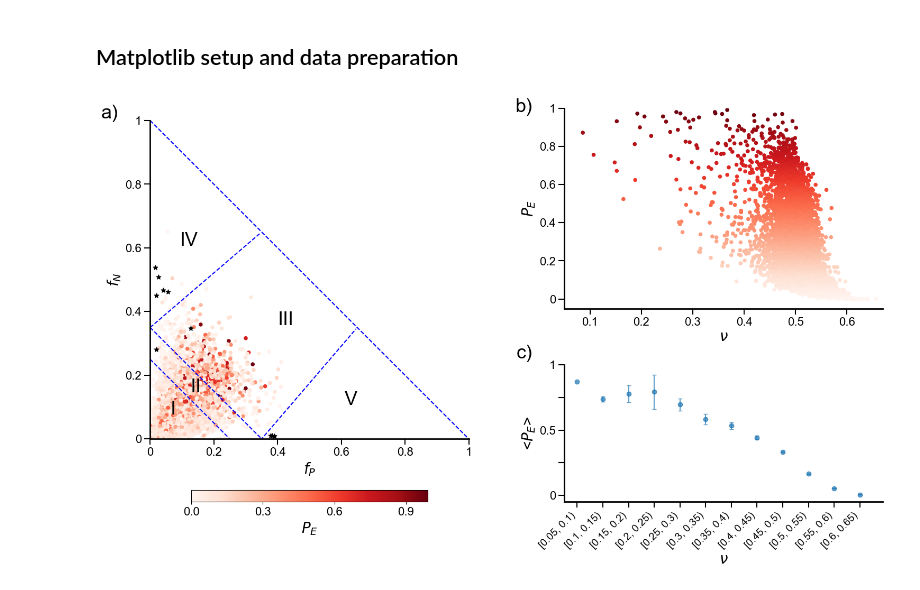
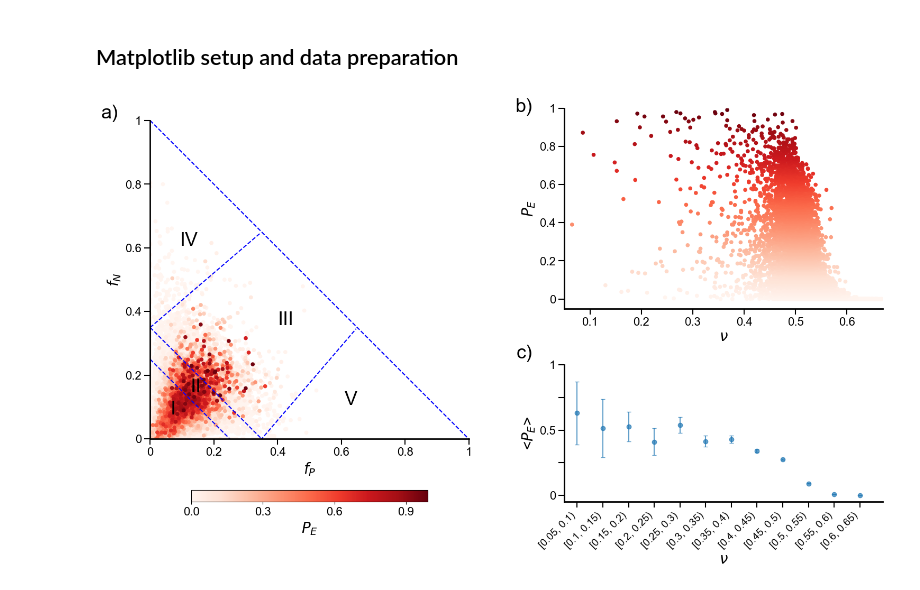
Before and after one commit to vuqv/IDP_NCLE, a Jupyter notebook: Human_IDR/Entanglement/plot_fig4_idrome_entanglement.ipynb, the cells around one changed output. Cells and saved outputs as stored; diff of their text form; code cells hidden in the pictures.

```diff
--- a/Human_IDR/Entanglement/plot_fig4_idrome_entanglement.ipynb
+++ b/Human_IDR/Entanglement/plot_fig4_idrome_entanglement.ipynb
@@ -8,6 +8,7 @@ import matplotlib.pyplot as plt
 # %matplotlib notebook
 # %%
 df_merged = pd.read_pickle('IDRome_DB_reanalyzed_entanglement.pkl')
-df_merged
+df_merged_sorted = df_merged.sort_values(by="ent_prob").reset_index(drop=True)
+df_merged_sorted
 # %% [output]
 |  | seq_name | UniProt_ID | N | nu | Rg/nm | Ree/nm | fasta | is_btw_folded | is_nterm | is_cterm | ... |
@@ -25,7 +26,7 @@ df_merged
 27623 rows × 22 columns
 # %%
-idrome_w_ent = df_merged[(df_merged['ent_prob']>0) & (df_merged['N']>=100)].copy()
-idrome_wo_ent = df_merged[(df_merged['ent_prob']==0) & (df_merged['N']>=100)].copy()
+idrome_w_ent = df_merged_sorted[(df_merged_sorted['ent_prob']>=0) & (df_merged_sorted['N']>=0)].copy()
+# idrome_wo_ent = df_merged[(df_merged['ent_prob']==0) & (df_merged['N']>=100)].copy()
 # %% [markdown]
 ## Matplotlib setup and data preparation
 # %%
@@ -36,7 +37,7 @@ plt.rc('font', **{'family': 'sans-serif', 'sans-serif': ['Arial']})
 
 # Panel (a) Data Preparation
 # Filter data for Panel (a): Control for N, exclude short segment
-df_merged_N = df_merged[df_merged['N'] >= 100].copy()
+df_merged_N = df_merged_sorted[df_merged_sorted['N'] >= 0].copy()
 
 # Panel (b) Data Preparation
 bin_width = 0.05
@@ -85,10 +86,10 @@ sc = ax1.scatter(
     idrome_w_ent['f+'], idrome_w_ent['f-'],
     s=20, alpha=1.0, c=idrome_w_ent['ent_prob'], cmap='Reds', label='With Entanglement'
 )
-ax1.scatter(
-    idrome_wo_ent['f+'], idrome_wo_ent['f-'],
-    s=40, alpha=1, c='black', marker='*', label='Without Entanglement'
-)
+# ax1.scatter(
+#     idrome_wo_ent['f+'], idrome_wo_ent['f-'],
+#     s=40, alpha=1, c='black', marker='*', label='Without Entanglement'
+# )
 ax1.plot(line_x, line_y_1_masked, color='blue', linestyle='--', linewidth=1.5)
 ax1.plot(line_x, line_y_2_masked, color='blue', linestyle='--', linewidth=1.5)
 ax1.plot(line_x, line_y_3, color='blue', linestyle='--', linewidth=1.5)
@@ -165,31 +166,31 @@ ax3.set_ylabel('<$P_{E}$>', fontsize=base_fontsize+4)
 ax3.set_xlim(0.05, 0.67)
 ax3.set_ylim(-0.05, 1)
 # set xticks
 ax3.set_xticks(grouped_data['bin_midpoint'][1:])
 ax3.set_xticklabels(grouped_data['nu_bin'][1:], rotation=45, ha='right')
 # ax3.set_xticklabels(grouped_data['nu_bin'][1:], rotation=45, ha='right')
 # Custom y-ticks and labels
 yticks = [0, 0.25, 0.5, 0.75, 1]  # Tick positions
 yticklabels = ['0', '', '0.5', '', '1']  # Only show labels for 0, 0.5, and 1
 ax3.set_yticks(yticks)
 ax3.set_yticklabels(yticklabels)
 
 ax3.tick_params(axis='y', labelsize=base_fontsize, length=8, width=1.5)
 ax3.tick_params(axis='x', labelsize=base_fontsize - 2, length=8, width=1.5)
 ax3.spines['top'].set_visible(False)
 ax3.spines['right'].set_visible(False)
 ax3.spines['left'].set_linewidth(2)
 ax3.spines['bottom'].set_linewidth(2)
 # ax3.set_yscale('log')
 # Add label for Panel (c)
 ax3.text(-0.1, 1.15, 'c)', transform=ax3.transAxes, fontsize=base_fontsize+10, fontweight='regular', va='top', ha='right')
 
 # Adjust layout and spacing
 plt.tight_layout()
 fig.subplots_adjust(top=0.9, bottom=0.1, hspace=1, wspace=0.3)  # Adjust hspace to center Panel (a)
 
 # Save and display the figure
 plt.savefig(f'IDRome.png', dpi=600, bbox_inches='tight')
 plt.show()
 # %% [output]
-[figure, old version]
+[figure, new version]
```
Also changed, not shown: parts of 2 cells of this notebook, 33 other files.
